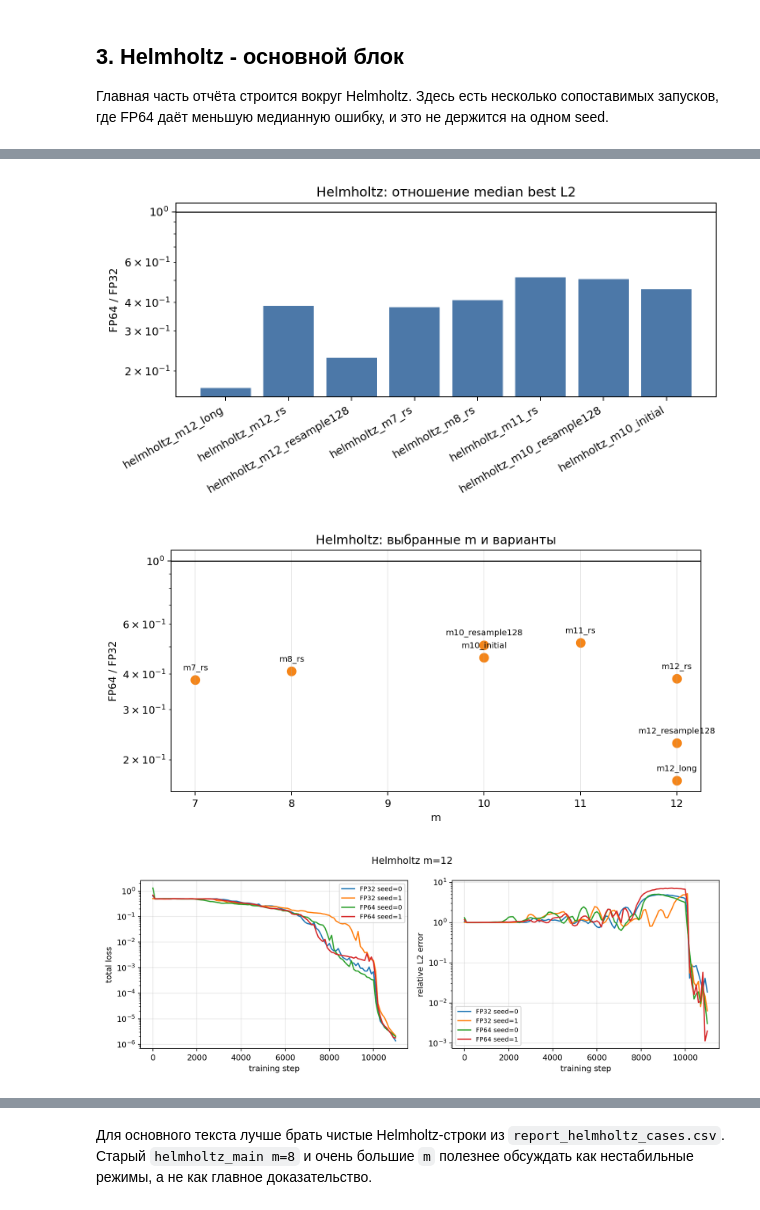
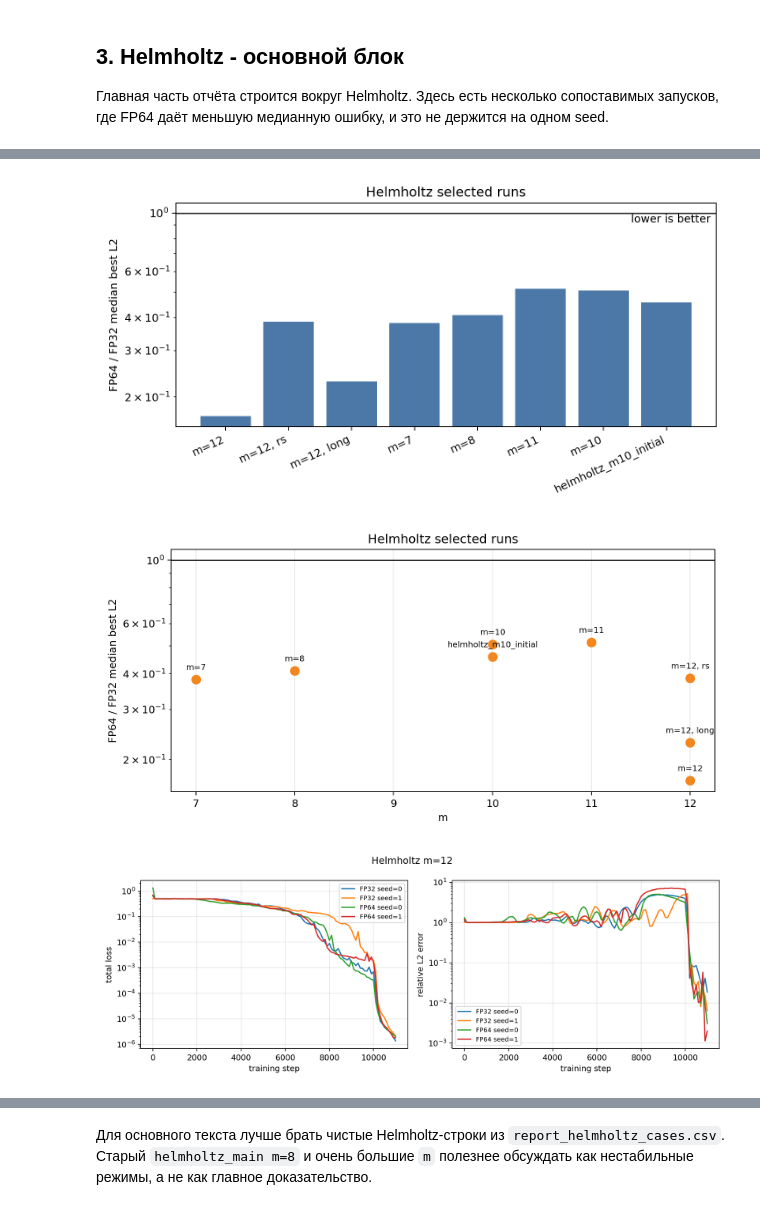
Before and after one commit to masousmen/PINN_course_work, a Jupyter notebook: notebooks/results_summary.ipynb, the cells around one changed output, grey strips where cells are left out. Drawn from its saved outputs; the diff is of its cells as text; code cells hidden in the pictures.

```diff
--- a/notebooks/results_summary.ipynb
+++ b/notebooks/results_summary.ipynb
@@ -117,10 +141,10 @@ display(helm[[
 # %%
-show_img("report_helmholtz_main_ratio.png")
+show_img("report_helmholtz_ratio.png")
 show_img("report_helmholtz_rs_sweep.png")
 show_img("report_helmholtz_m12_curves.png")
 # %% [output]
-[figure, old version]
+[figure, new version]
-[figure, old version]
+[figure, new version]
 [figure]
 # %%
 comp = read_table("fp32_fp64_comparison.csv")
```
Also changed, not shown: parts of 18 cells of this notebook, 15 other files.
